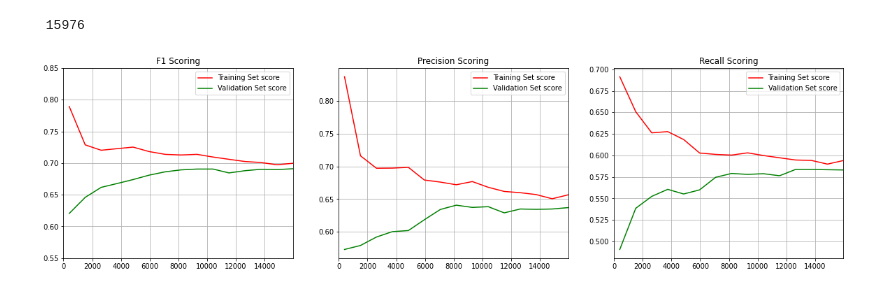
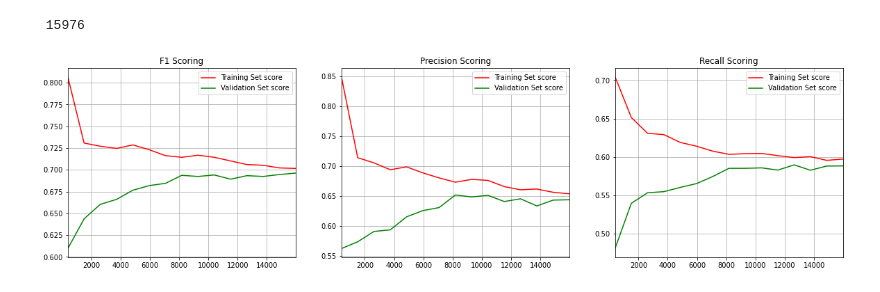
Before and after one commit to pspanoudakis/Machine-Learning-NLP, a Jupyter notebook: TweetClassifierExp.ipynb, the cells around one changed output. Drawn from its saved outputs; the diff is of its cells as text; code cells hidden in the pictures.

```diff
--- a/TweetClassifierExp.ipynb
+++ b/TweetClassifierExp.ipynb
@@ -57,7 +57,7 @@ def customPreprocessor(text: str):
 
     return ''.join(res)
 
-vectorizer = TfidfVectorizer(max_df=0.85, min_df=0.01)
+vectorizer = TfidfVectorizer(max_df=0.85, min_df=0.01, ngram_range=(1,3))
 # vectorizer = TfidfVectorizer(preprocessor=customPreprocessor, stop_words="english", max_df=0.85, min_df=0.01)
 trainSamples = vectorizer.fit_transform(X_train)
 validSamples = vectorizer.transform(X_valid)
@@ -66,7 +66,7 @@ from sklearn.metrics import f1_score, recall_score, precision_score
 validPredictions = []
 trainPredictions = []
 trainSizes = [ math.floor(f*len(trainLabels)) for f in np.linspace(0.025, 1, 15) ]
-lrClassifier = LogisticRegression(max_iter=math.inf)
+lrClassifier = LogisticRegression(max_iter=1000, multi_class="multinomial")
 for i in trainSizes:
     print('\r', i, end='')
     currentBatch = trainSamples[:i]
@@ -96,25 +96,14 @@ for tp, vp in zip(trainPredictions, validPredictions):
     validF1Scores["Precision"].append(round(precision_score(validLabels, vp, average="macro"), 4))
     validF1Scores["Recall"].append(round(recall_score(validLabels, vp, average="macro"), 4))
 # %%
-# _, axes = plt.subplots(1, 1, figsize=(8, 5))
-# axes.grid()
-# axes.set_title('F1 Scoring')
-# axes.plot(trainSizes, trainF1Scores["f1"], "o-", color="r", label="Training Set score")
-# axes.plot(trainSizes, validF1Scores["f1"], "o-", color="g", label="Validation Set score")
-# axes.set_ylim((0.6, 0.75))
-# axes.set_xlim((500, trainSizes[len(trainSizes) - 1]))
-# axes.legend(loc="best")
-# plt.show()
+_, axes = plt.subplots(1, 3, figsize=(20, 5))
+for i, metric in enumerate(trainF1Scores.keys()):
+    axes[i].grid()
+    axes[i].set_title(f'{metric} Scoring')
+    axes[i].plot(trainSizes, trainF1Scores[metric], "-", color="r", label="Training Set score")
+    axes[i].plot(trainSizes, validF1Scores[metric], "-", color="g", label="Validation Set score")
+    axes[i].set_xlim((trainSizes[0], trainSizes[len(trainSizes) - 1]))
+    axes[i].legend(loc="best")
+plt.show()
+# %% [output]
+[figure, added]
-# %%
-_, axes = plt.subplots(1, 3, figsize=(20, 5))
-axes[0].set_ylim((0.55, 0.85))
-for i, metric in enumerate(trainF1Scores.keys()):
-    axes[i].grid()
-    axes[i].set_title(f'{metric} Scoring')
-    axes[i].plot(trainSizes, trainF1Scores[metric], "-", color="r", label="Training Set score")
-    axes[i].plot(trainSizes, validF1Scores[metric], "-", color="g", label="Validation Set score")
-    axes[i].set_xlim((0, trainSizes[len(trainSizes) - 1]))
-    axes[i].legend(loc="best")
-plt.show()
-# %% [output]
-[figure, removed]
```
